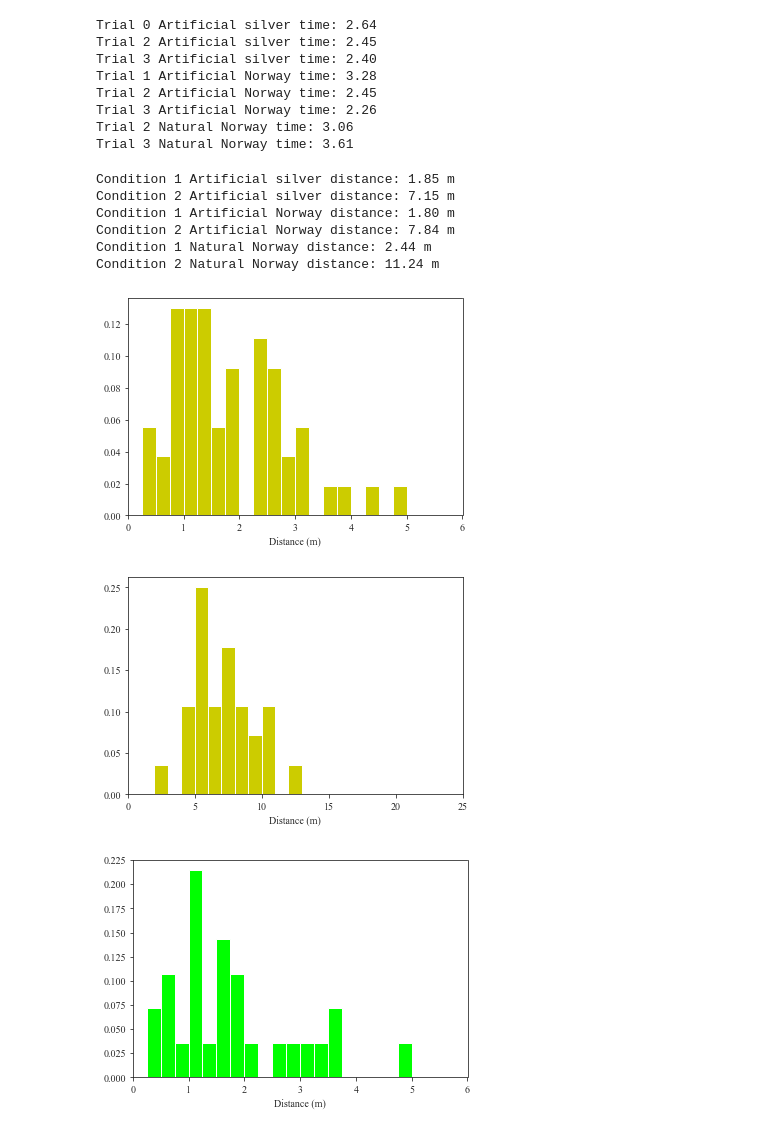
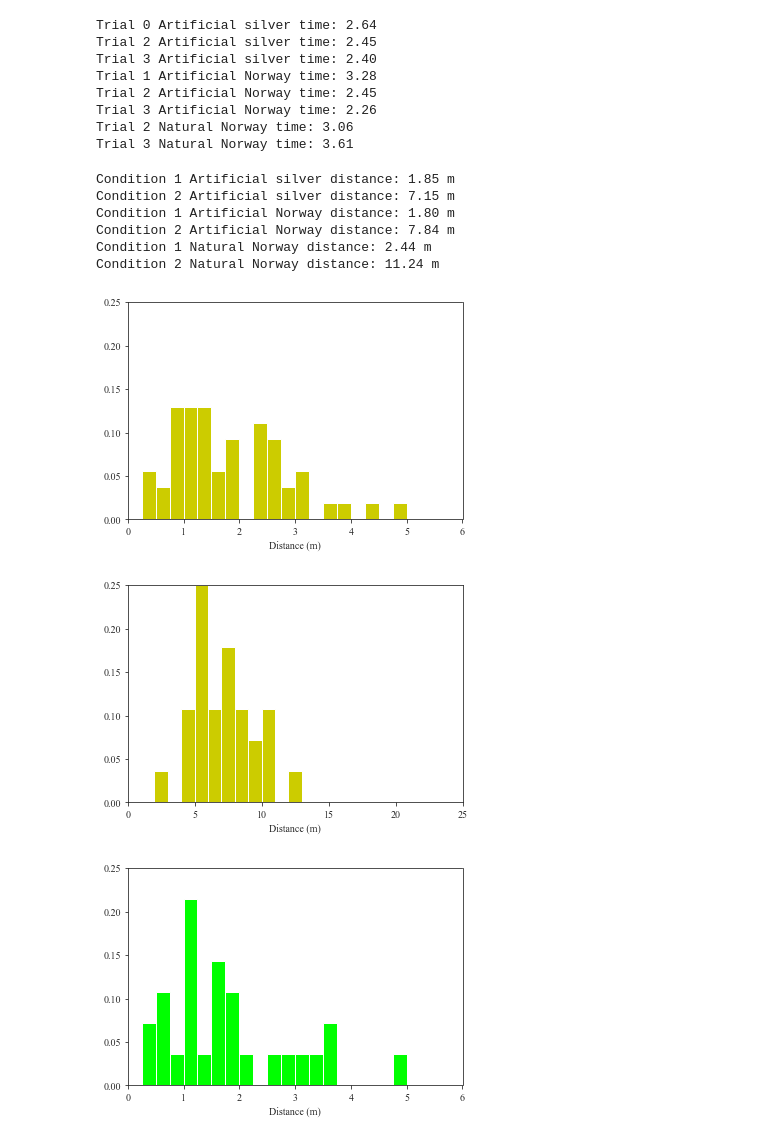
Before and after one commit to RossDynamics/team-samara, a Jupyter notebook: AllDataViz.ipynb, the cells around one changed output. Saved outputs shown, nothing was run; the diff lists cells and outputs as text; code cells hidden in the pictures.

Commit message:
Updated some figures

```diff
--- a/AllDataViz.ipynb
+++ b/AllDataViz.ipynb
@@ -469,10 +469,10 @@ for j in range(3):
 #     ax4[j].hist(SDayDists[j], color=np.array([0.8,0.8,0]))
 #     ax4[j].hist(NDayDists[j], color=np.array([0,1,0]))
 #     ax4[j].hist(RDayDists[j], color=0.9*np.array([1,165/255,0]))
-    ax4[j].hist([SDayDists[j], NDayDists[j], RDayDists[j]], range=((0, 30)), bins=12,
+    ax4[j].hist([STrialDists[j], NTrialDists[j], RTrialDists[j]], range=((0, 30)), bins=12,
                 color=[np.array([0.8,0.8,0]),np.array([0,1,0]),0.9*np.array([1,165/255,0])],
-#                  edgecolor=[np.array([0.8,0.8,0]),np.array([0,1,0]),0.9*np.array([1,165/255,0])])
-               edgecolor=None)
+#                edgecolor=[np.array([0.8,0.8,0]),np.array([0,1,0]),0.9*np.array([1,165/255,0])])
+                edgecolor=None)
     plt.xlabel('Distance (m)')
 plt.sca(ax4[0])
 plt.ylabel('Count')
@@ -606,33 +606,34 @@ Trial 3 Natural Norway time: 3.61
 # %%
 namelist = ['Artificial silver', 'Artificial Norway', 'Natural Norway']
 colorlist = [np.array([[0.8,0.8,0]]), np.array([[0,1,0]]), 0.9*np.array([[1,165/255,0]])]
 distlista = [STrialDists[:2], NTrialDists[:2], RTrialDists[:2]]
 distlistb = [STrialDists[2:], NTrialDists[2:], RTrialDists[2:]]
 for (stype, color, dista, distb) in zip(namelist, colorlist, distlista, distlistb):
     templist = []
     for t in range(2):
         dists = dista[t] + distb[t]
         print(f'Condition {t+1} {stype} distance: {np.mean(dists):4.2f} m')
         plt.figure()
         weights = np.ones((len(dists),))*1/len(dists)
         if t == 0:
             bins = 24
             xran = [0, 6]
         else:
             bins = 25
             xran = [0, 25]
         plt.hist(dists, weights=weights, bins=bins, range=xran, color=color)
         plt.xlim(xran)
+        plt.ylim([0, 0.25])
         plt.xlabel('Distance (m)')
         plt.savefig(f'./Figures/hist-{stype}-group{t+1}.eps', transparent=True, bbox_inches=0)
         plt.savefig(f'./Figures/hist-{stype}-group{t+1}.png', dpi=300, transparent=True, bbox_inches=0)
 # %% [output]
 Condition 1 Artificial silver distance: 1.85 m
 Condition 2 Artificial silver distance: 7.15 m
 Condition 1 Artificial Norway distance: 1.80 m
 Condition 2 Artificial Norway distance: 7.84 m
 Condition 1 Natural Norway distance: 2.44 m
 Condition 2 Natural Norway distance: 11.24 m
-[figure, old version]
+[figure, new version]
-[figure, old version]
+[figure, new version]
-[figure, old version]
+[figure, new version]
```
Also changed, not shown: parts of 10 cells of this notebook, 28 other files.
